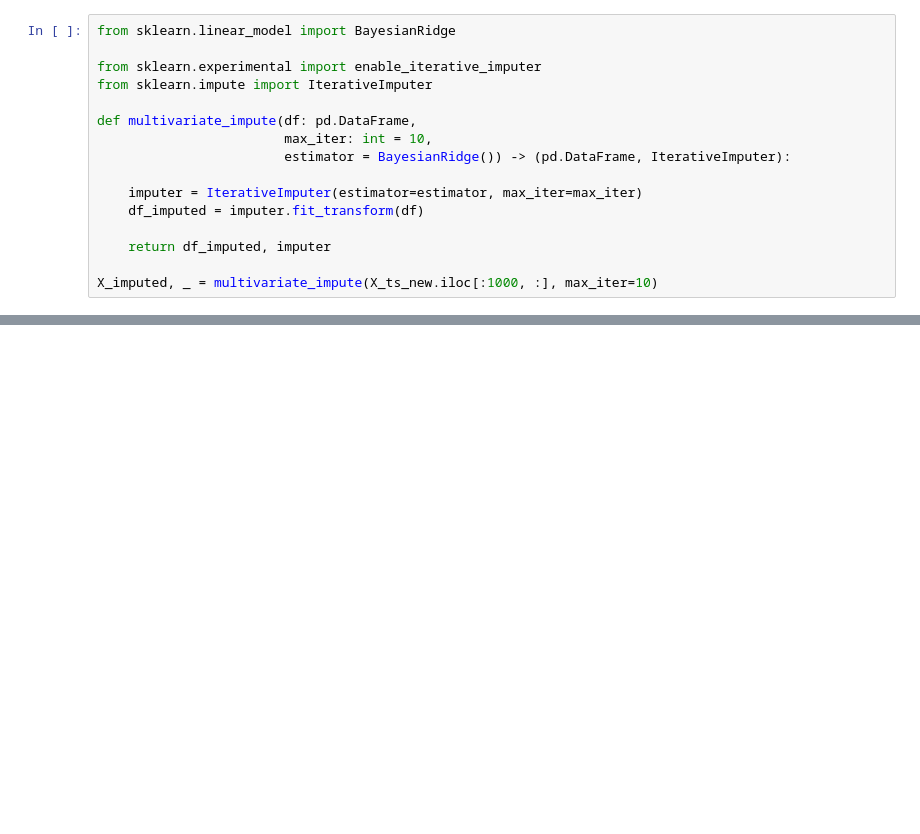
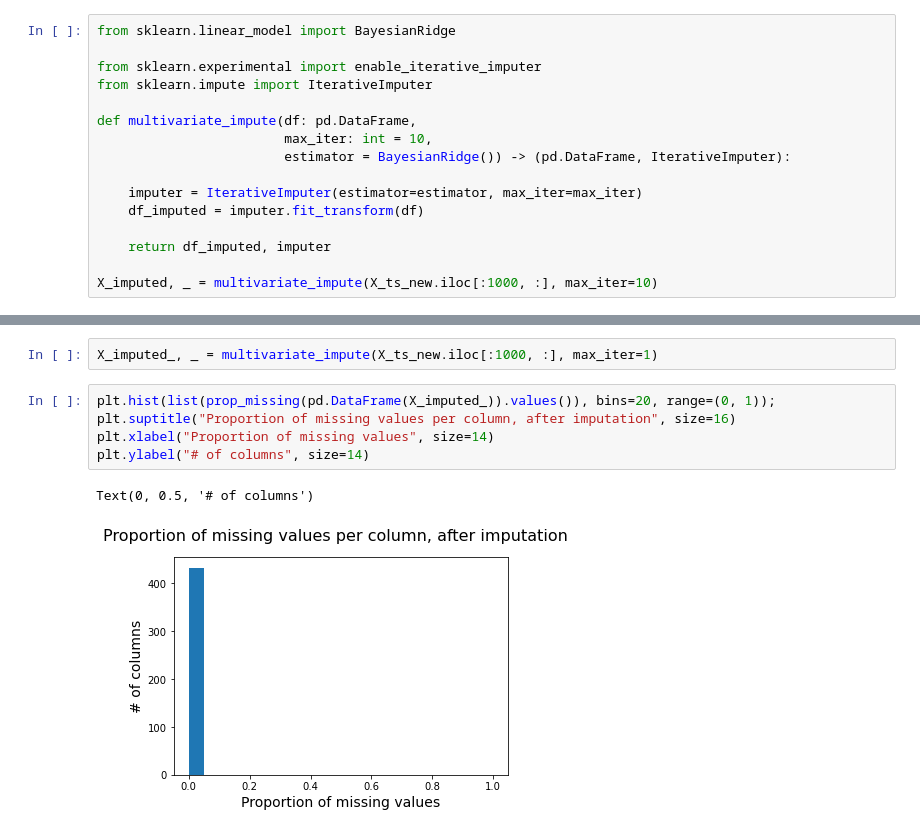
Before and after one commit to simondanielsson/intro-ml, a Jupyter notebook: task2/exploration/exploration_simon.ipynb, the cells around one changed output, grey strips where cells are left out. Saved outputs shown, nothing was run; the diff lists cells and outputs as text; blank space fills up the shorter version.

```diff
--- a/task2/exploration/exploration_simon.ipynb
+++ b/task2/exploration/exploration_simon.ipynb
@@ -223,0 +217,10 @@ print("# columns with missing values:", X_imputed.shape[1] - number_zero_vals(pr
+# %%
+X_imputed_, _ = multivariate_impute(X_ts_new.iloc[:1000, :], max_iter=1)
+# %%
+plt.hist(list(prop_missing(pd.DataFrame(X_imputed_)).values()), bins=20, range=(0, 1));
+plt.suptitle("Proportion of missing values per column, after imputation", size=16)
+plt.xlabel("Proportion of missing values", size=14)
+plt.ylabel("# of columns", size=14)
+# %% [output]
+Text(0, 0.5, '# of columns')
+[figure, added]
```
Also changed, not shown: parts of 7 cells of this notebook.
